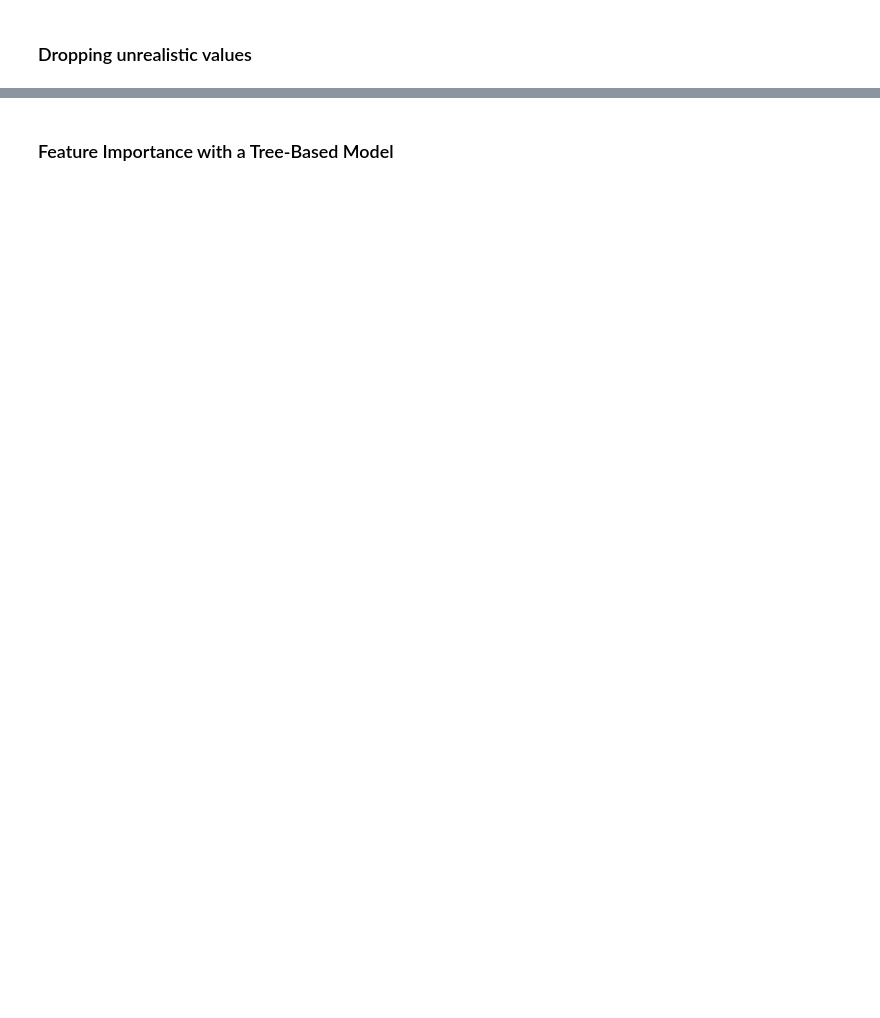
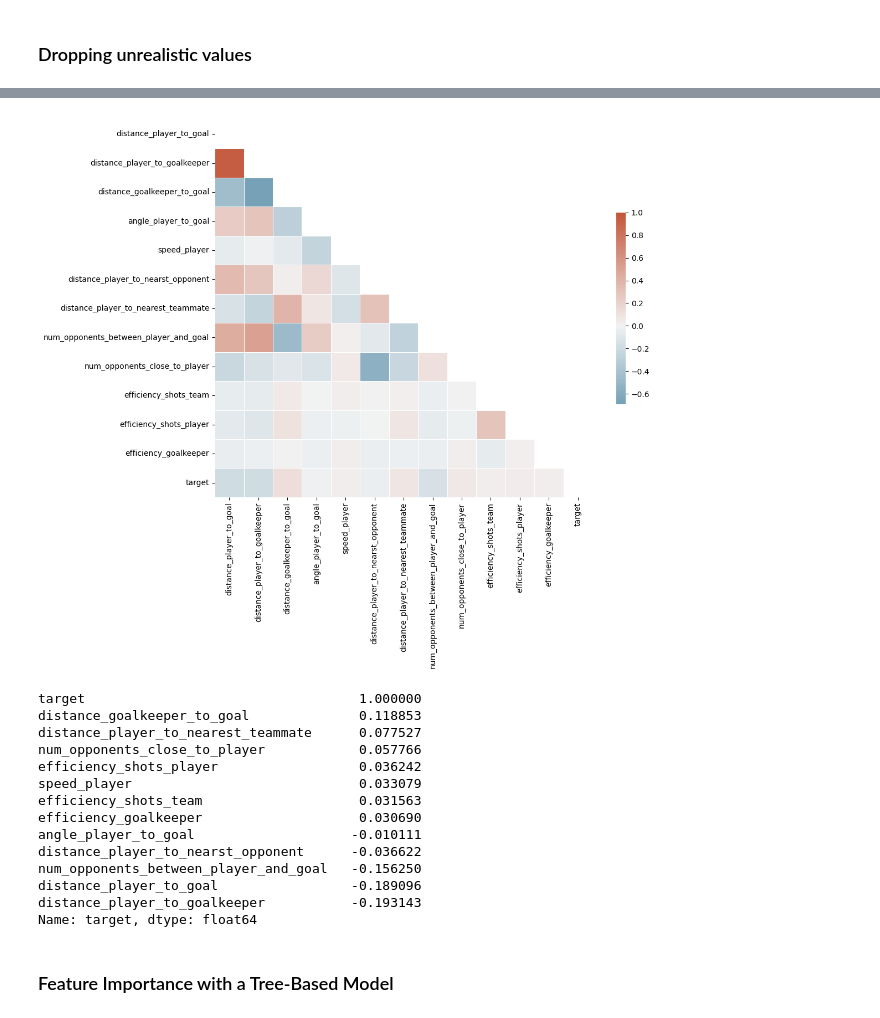
Before and after one commit to mad4ms/BieLeMetrics, a Jupyter notebook: notebooks/nb_ml_0_EDA_features.ipynb, the cells around one changed output, grey strips where cells are left out. Cells and saved outputs as stored; diff of their text form; code cells hidden in the pictures; blank space fills up the shorter version.

```diff
--- a/notebooks/nb_ml_0_EDA_features.ipynb
+++ b/notebooks/nb_ml_0_EDA_features.ipynb
@@ -270,2 +123,17 @@ plt.show()
 # %% [markdown]
 ### Dropping unrealistic values
+# %%
+# drop rows with NaN values
+df_features = df_features.dropna()
+print(f'Size of df_features after dropping NaNs: {df_features.shape[0]}\n')
+# drop rows with distance_player_to_goal > 20
+df_features = df_features[df_features['distance_player_to_goal'] <= 20]
+print(f'Size of df_features after dropping distance_player_to_goal > 20: {df_features.shape[0]}\n')
+
+# drop rows with distance_player_to_goalkeeper > 20
+df_features = df_features[df_features['distance_player_to_goalkeeper'] <= 20]
+print(f'Size of df_features after dropping distance_player_to_goalkeeper > 20: {df_features.shape[0]}\n')
+
+# drop rows with distance_goalkeeper_to_goal > 15
+df_features = df_features[df_features['distance_goalkeeper_to_goal'] <= 15]
+print(f'Size of df_features after dropping distance_goalkeeper_to_goal > 15: {df_features.shape[0]}\n')
@@ -274,35 +150,51 @@ plt.show()
 # target is 1 if the event is a event_type is "score_change", 0 otherwise
 
 # Correlation matrix for df_features but without the target_as_string column
-corr = df_features.drop(columns=["target_as_string"]).corr()
+corr = df_features.corr()
 # Correlation matrix
 # corr = df_features.corr()
 
 # Generate a mask for the upper triangle
 mask = np.triu(np.ones_like(corr, dtype=bool))
 
 # Set up the matplotlib figure
 f, ax = plt.subplots(figsize=(11, 9))
 
 # Generate a custom diverging colormap
 cmap = sns.diverging_palette(230, 20, as_cmap=True)
 
 # Draw the heatmap with the mask and correct aspect ratio
 sns.heatmap(
     corr,
     mask=mask,
     cmap=cmap,
     vmax=1,
     center=0,
     square=True,
     linewidths=0.5,
     cbar_kws={"shrink": 0.5},
 )
 
 plt.show()
 
 # print most correlated features
 print(corr["target"].sort_values(ascending=False))
+# %% [output]
+[figure, added]
+target                                   1.000000
+distance_goalkeeper_to_goal              0.118853
+distance_player_to_nearest_teammate      0.077527
+num_opponents_close_to_player            0.057766
+efficiency_shots_player                  0.036242
+speed_player                             0.033079
+efficiency_shots_team                    0.031563
+efficiency_goalkeeper                    0.030690
+angle_player_to_goal                    -0.010111
+distance_player_to_nearst_opponent      -0.036622
+num_opponents_between_player_and_goal   -0.156250
+distance_player_to_goal                 -0.189096
+distance_player_to_goalkeeper           -0.193143
+Name: target, dtype: float64
 # %% [markdown]
 ###  Feature Importance with a Tree-Based Model
 # %%
```
Also changed, not shown: parts of 38 cells of this notebook, 55 other files.
